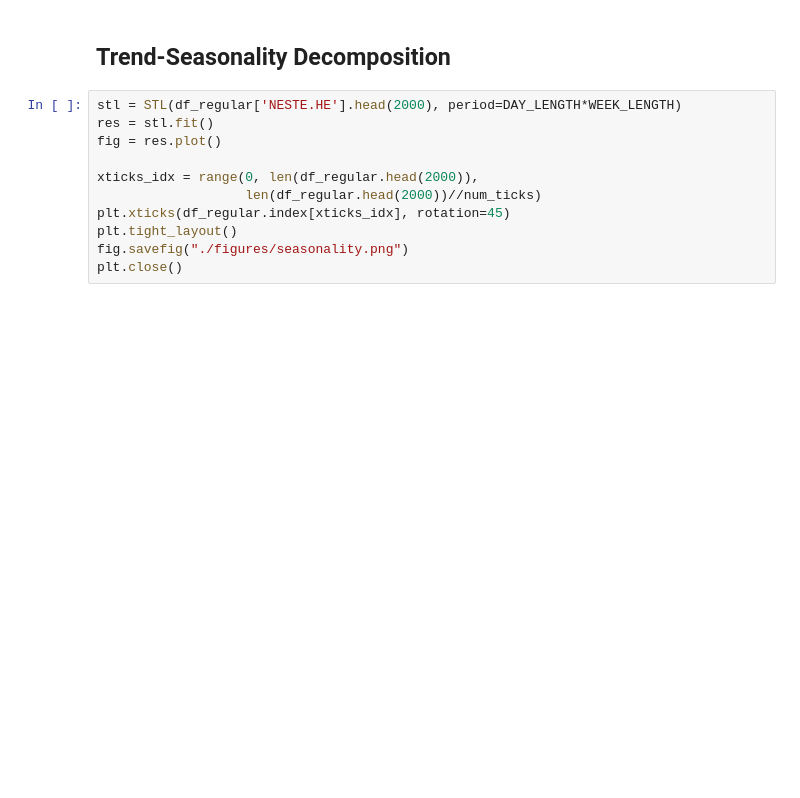
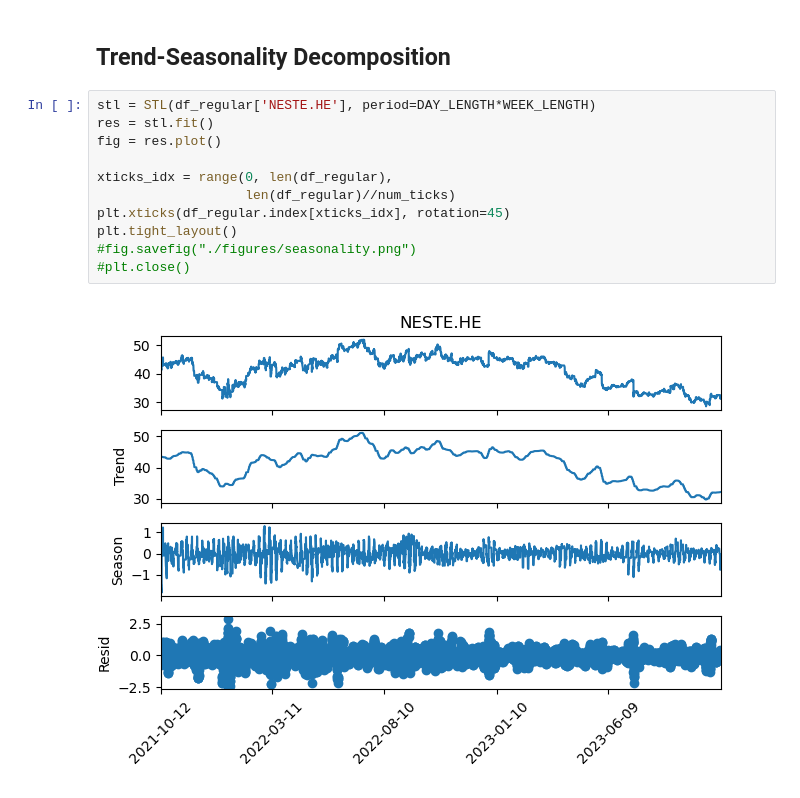
Before and after one commit to ilmari99/stonk-prediction, a Jupyter notebook: data_visualization_regular.ipynb, the cells around one changed output. Drawn from its saved outputs; the diff is of its cells as text; blank space fills up the shorter version.

Commit message:
Seasonality decomposition and data cleaning + outlier removal

```diff
--- a/data_visualization_regular.ipynb
+++ b/data_visualization_regular.ipynb
@@ -210,13 +210,15 @@ plt.close("all")
 # %% [markdown]
 ## Trend-Seasonality Decomposition
 # %%
-stl = STL(df_regular['NESTE.HE'].head(2000), period=DAY_LENGTH*WEEK_LENGTH)
+stl = STL(df_regular['NESTE.HE'], period=DAY_LENGTH*WEEK_LENGTH)
 res = stl.fit()
 fig = res.plot()
 
-xticks_idx = range(0, len(df_regular.head(2000)),
-                   len(df_regular.head(2000))//num_ticks)
+xticks_idx = range(0, len(df_regular),
+                   len(df_regular)//num_ticks)
 plt.xticks(df_regular.index[xticks_idx], rotation=45)
 plt.tight_layout()
-fig.savefig("./figures/seasonality.png")
-plt.close()
+#fig.savefig("./figures/seasonality.png")
+#plt.close()
+# %% [output]
+[figure, added]
```
Also changed, not shown: parts of 6 cells of this notebook.
